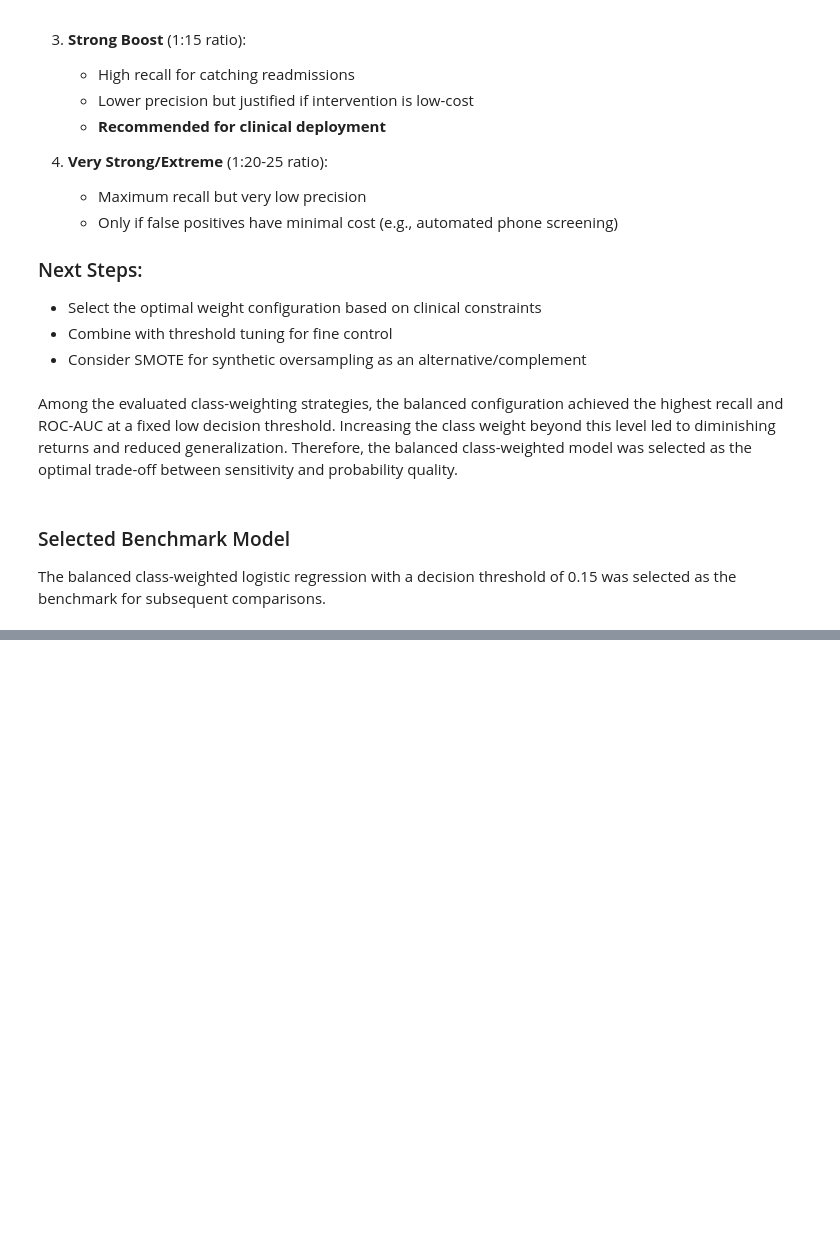
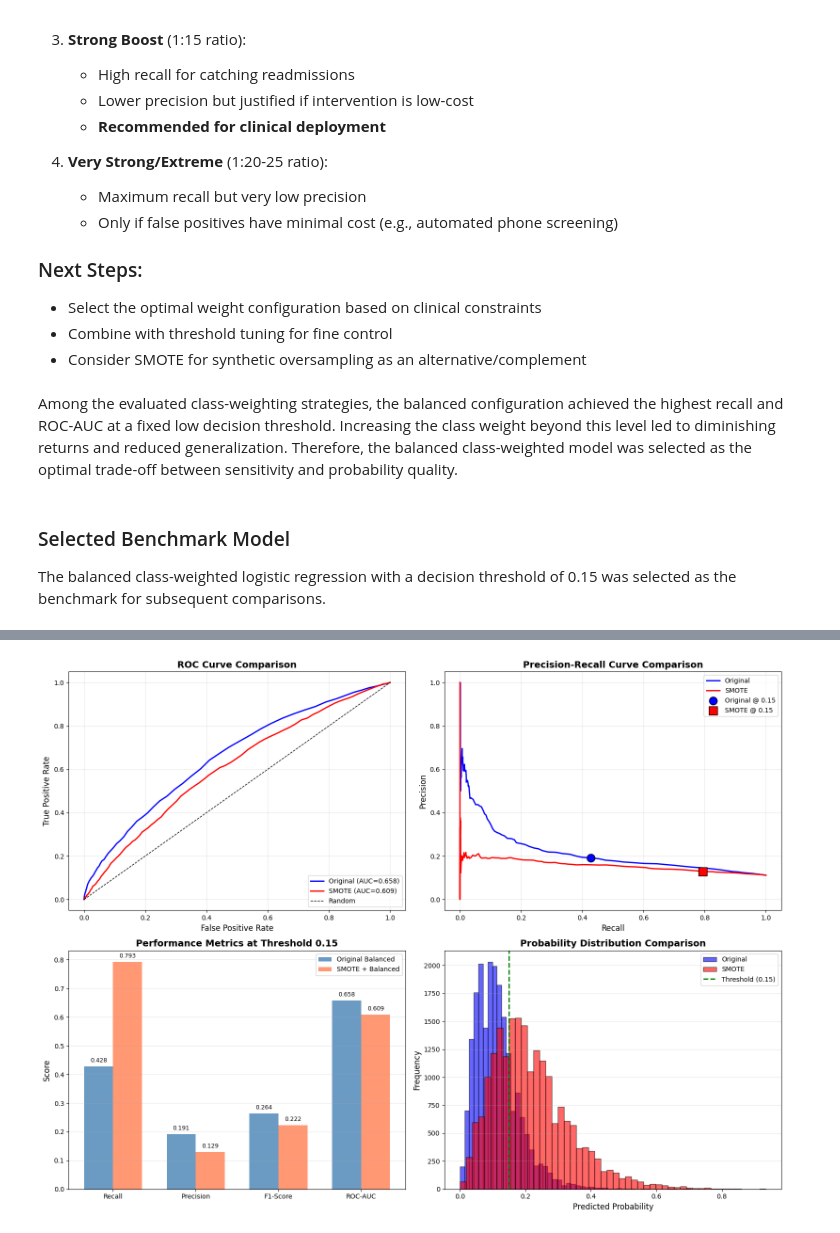
Before and after one commit to onchonga-programmer/patients-readmission, a Jupyter notebook: patient_readmission_cdss/notebooks/1_eda.ipynb, the cells around one changed output, grey strips where cells are left out. Cells and saved outputs as stored; diff of their text form; code cells hidden in the pictures; blank space fills up the shorter version.

Commit message:
applying SMOTE

```diff
--- a/patient_readmission_cdss/notebooks/1_eda.ipynb
+++ b/patient_readmission_cdss/notebooks/1_eda.ipynb
@@ -2022,0 +2256,78 @@ The balanced class-weighted logistic regression with a decision threshold of 0.1
+# %%
+# Visualize comparison between Original and SMOTE models
+fig, axes = plt.subplots(2, 2, figsize=(16, 12))
+
+# Plot 1: ROC Curves Comparison
+from sklearn.metrics import roc_curve, auc
+
+fpr_original, tpr_original, _ = roc_curve(y_test, y_pred_proba_rf)
+fpr_smote, tpr_smote, _ = roc_curve(y_test, y_pred_proba_smote)
+roc_auc_original = auc(fpr_original, tpr_original)
+roc_auc_smote = auc(fpr_smote, tpr_smote)
+
+ax1 = axes[0, 0]
+ax1.plot(fpr_original, tpr_original, 'b-', linewidth=2, label=f'Original (AUC={roc_auc_original:.3f})')
+ax1.plot(fpr_smote, tpr_smote, 'r-', linewidth=2, label=f'SMOTE (AUC={roc_auc_smote:.3f})')
+ax1.plot([0, 1], [0, 1], 'k--', linewidth=1, label='Random')
+ax1.set_xlabel('False Positive Rate', fontsize=12)
+ax1.set_ylabel('True Positive Rate', fontsize=12)
+ax1.set_title('ROC Curve Comparison', fontsize=14, fontweight='bold')
+ax1.legend(loc='lower right')
+ax1.grid(True, alpha=0.3)
+
+# Plot 2: Precision-Recall Curves Comparison
+from sklearn.metrics import precision_recall_curve
+
+precision_orig, recall_orig, _ = precision_recall_curve(y_test, y_pred_proba_rf)
+precision_smote, recall_smote, _ = precision_recall_curve(y_test, y_pred_proba_smote)
+
+ax2 = axes[0, 1]
+ax2.plot(recall_orig, precision_orig, 'b-', linewidth=2, label='Original')
+ax2.plot(recall_smote, precision_smote, 'r-', linewidth=2, label='SMOTE')
+ax2.scatter([0.428], [0.191], s=150, c='blue', marker='o', zorder=5, label='Original @ 0.15', edgecolors='black')
+ax2.scatter([smote_015['recall']], [smote_015['precision']], s=150, c='red', marker='s', zorder=5,
+           label='SMOTE @ 0.15', edgecolors='black')
+ax2.set_xlabel('Recall', fontsize=12)
+ax2.set_ylabel('Precision', fontsize=12)
+ax2.set_title('Precision-Recall Curve Comparison', fontsize=14, fontweight='bold')
+ax2.legend(loc='upper right')
+ax2.grid(True, alpha=0.3)
+
+# Plot 3: Performance Metrics Comparison at Threshold 0.15
+ax3 = axes[1, 0]
+metrics = ['Recall', 'Precision', 'F1-Score', 'ROC-AUC']
+original_vals = [original_015['recall'], original_015['precision'], original_015['f1_score'], original_015['roc_auc']]
+smote_vals = [smote_015['recall'], smote_015['precision'], smote_015['f1_score'], smote_015['roc_auc']]
+
+x_pos = np.arange(len(metrics))
+width = 0.35
+
+ax3.bar(x_pos - width/2, original_vals, width, label='Original Balanced', alpha=0.8, color='steelblue')
+ax3.bar(x_pos + width/2, smote_vals, width, label='SMOTE + Balanced', alpha=0.8, color='coral')
+ax3.set_ylabel('Score', fontsize=12)
+ax3.set_title('Performance Metrics at Threshold 0.15', fontsize=14, fontweight='bold')
+ax3.set_xticks(x_pos)
+ax3.set_xticklabels(metrics)
+ax3.legend()
+ax3.grid(True, alpha=0.3, axis='y')
+
+# Add value labels on bars
+for i, (o_val, s_val) in enumerate(zip(original_vals, smote_vals)):
+    ax3.text(i - width/2, o_val + 0.01, f'{o_val:.3f}', ha='center', va='bottom', fontsize=9)
+    ax3.text(i + width/2, s_val + 0.01, f'{s_val:.3f}', ha='center', va='bottom', fontsize=9)
+
+# Plot 4: Probability Distribution Histograms
+ax4 = axes[1, 1]
+ax4.hist(y_pred_proba_rf, bins=50, alpha=0.6, label='Original', color='blue', edgecolor='black')
+ax4.hist(y_pred_proba_smote, bins=50, alpha=0.6, label='SMOTE', color='red', edgecolor='black')
+ax4.axvline(0.15, color='green', linestyle='--', linewidth=2, label='Threshold (0.15)')
+ax4.set_xlabel('Predicted Probability', fontsize=12)
+ax4.set_ylabel('Frequency', fontsize=12)
+ax4.set_title('Probability Distribution Comparison', fontsize=14, fontweight='bold')
+ax4.legend()
+ax4.grid(True, alpha=0.3, axis='y')
+
+plt.tight_layout()
+plt.show()
+# %% [output]
+[figure, added]
```
Also changed, not shown: parts of 8 cells of this notebook.
